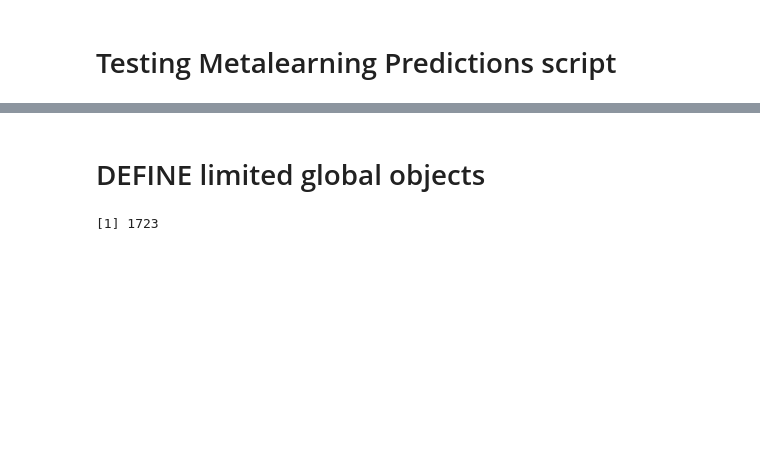
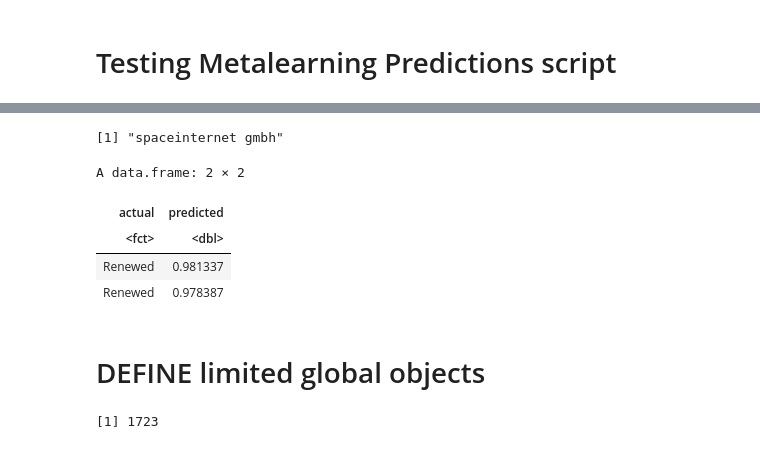
Before and after one commit to liouviaglou/Domains, a Jupyter notebook: scripts/phaseII_06_fallbacksupp/06_predmeta_test.ipynb, the cells around one changed output, grey strips where cells are left out. Saved outputs shown, nothing was run; the diff lists cells and outputs as text; code cells hidden in the pictures; blank space fills up the shorter version.

```diff
--- a/scripts/phaseII_06_fallbacksupp/06_predmeta_test.ipynb
+++ b/scripts/phaseII_06_fallbacksupp/06_predmeta_test.ipynb
@@ -80 +79,7 @@ tld_registrar_str="spaceinternet gmbh"
 fullDir='/home/jupyter/Domains_202003/data/output/models_20201104'
+# %%
+tld_reseller_list1 = expiry_train_df %>%  distinct(tld_registrar_index) %>% pull(tld_registrar_index)
+tld_reseller_list2 = expiry_test_df %>%  distinct(tld_registrar_index) %>% pull(tld_registrar_index)
+tld_reseller_list = setdiff(tld_reseller_list2,tld_reseller_list1)
+tld_registrar_excl_list = tld_registrar_excl(train_list = expiry_train_list)
+cat("Processing", length(tld_reseller_list),"tld-re's\n")
@@ -80,0 +90,4 @@ fullDir='/home/jupyter/Domains_202003/data/output/models_20201104'
+# %%
+test_list = expiry_test_list
+tld_reseller_str = tld_reseller_list[[1]]
+tld_reseller_str
@@ -81,3 +135,15 @@ fullDir='/home/jupyter/Domains_202003/data/output/models_20201104'
+# %%
+preds_seg_rf = pred_seg_rf(test_list, tld_reseller_str)
+# %% [output]
+[1] "spaceinternet gmbh"
+# %%
+preds_seg_rf
+# %% [output]
+A data.frame: 2 × 2
+| actual | predicted |
+| <fct> | <dbl> |
+| Renewed | 0.981337 |
+| Renewed | 0.978387 |
 # %% [markdown]
 # DEFINE limited global objects
 # %%
```
Also changed, not shown: parts of 15 cells of this notebook, 2 other files.
